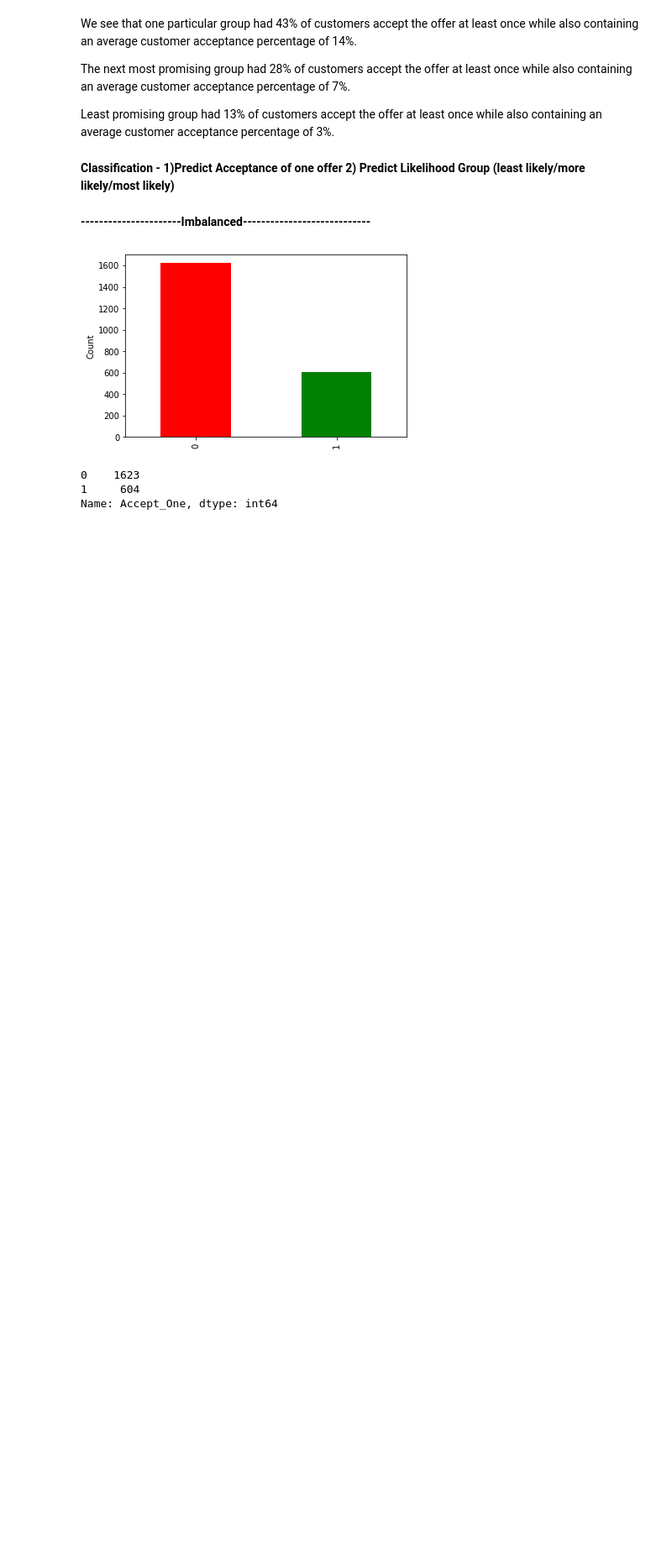
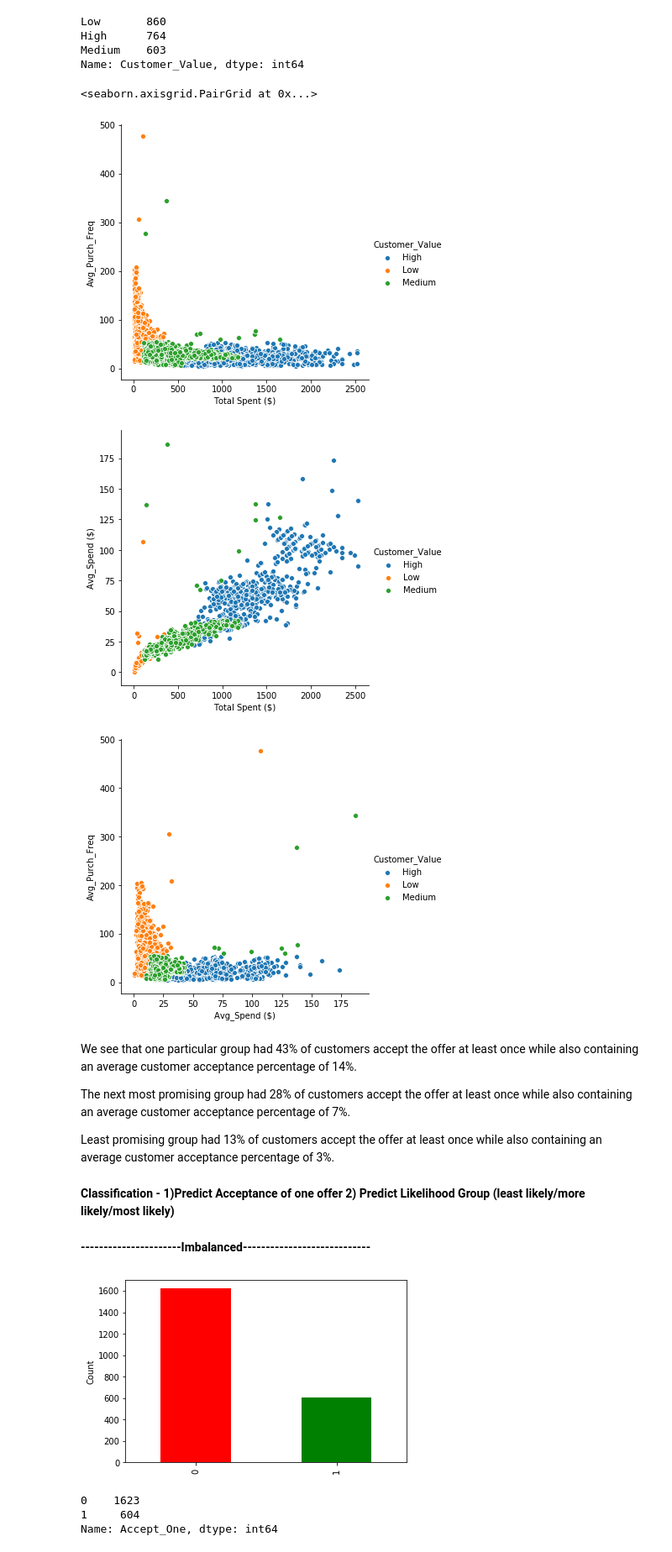
Before and after one commit to RachidRezzik/Market_Camp, a Jupyter notebook: Machine_Learning.ipynb, the cells around one changed output. Shown at 84% size. Cells and saved outputs as stored; diff of their text form; code cells hidden in the pictures; blank space fills up the shorter version.

Commit message:
included total spent per customer, updated customer segmentation

```diff
--- a/Machine_Learning.ipynb
+++ b/Machine_Learning.ipynb
@@ -112,0 +140,26 @@ Numerical Data - Grouped by Cluster (Means)
+# %%
+### Reassigning Cluster Values Before Giving Overall Score to Customers ###
+for idx, row in customer_clusters.iterrows():
+    if row['FrequencyCluster'] == freq.loc[0, 'FrequencyCluster']:
+        customer_clusters.loc[idx, 'FrequencyCluster'] = 0
+    elif row['FrequencyCluster'] == freq.loc[1, 'FrequencyCluster']:
+        customer_clusters.loc[idx, 'FrequencyCluster'] = 1
+    elif row['FrequencyCluster'] == freq.loc[2, 'FrequencyCluster']:
+        customer_clusters.loc[idx, 'FrequencyCluster'] = 2
+    if row['SpendCluster'] == spend.loc[0, 'SpendCluster']:
+        customer_clusters.loc[idx, 'SpendCluster'] = 0
+    elif row['SpendCluster'] == spend.loc[1, 'SpendCluster']:
+        customer_clusters.loc[idx, 'SpendCluster'] = 1
+    elif row['SpendCluster'] == spend.loc[2, 'SpendCluster']:
+        customer_clusters.loc[idx, 'SpendCluster'] = 2
+    if row['RevenueCluster'] == revenue.loc[0, 'RevenueCluster']:
+        customer_clusters.loc[idx, 'RevenueCluster'] = 0
+    elif row['RevenueCluster'] == revenue.loc[1, 'RevenueCluster']:
+        customer_clusters.loc[idx, 'RevenueCluster'] = 1
+    elif row['RevenueCluster'] == revenue.loc[2, 'RevenueCluster']:
+        customer_clusters.loc[idx, 'RevenueCluster'] = 2
+
+### Calculating Each Customer's Overall Score ###
+customer_clusters['Overall_Score'] = customer_clusters['FrequencyCluster'] + customer_clusters['SpendCluster'] + customer_clusters['RevenueCluster']
+customer_clusters = customer_clusters.drop(['FrequencyCluster', 'SpendCluster', 'RevenueCluster'], axis=1)
+print(customer_clusters.groupby('Overall_Score').mean())
@@ -113,3 +186,30 @@ Numerical Data - Grouped by Cluster (Means)
+# %%
+### Assigning Customer Value Groups ###
+customer_clusters['Customer_Value'] = ''
+for idx, row in customer_clusters.iterrows():
+    if row['Overall_Score'] == 0 or row['Overall_Score'] == 1:
+        customer_clusters.loc[idx, 'Customer_Value'] = 'High'
+    if row['Overall_Score'] == 2 or row['Overall_Score'] == 3:
+        customer_clusters.loc[idx, 'Customer_Value'] = 'Medium'
+    if row['Overall_Score'] == 4 or row['Overall_Score'] == 5 or row['Overall_Score'] == 6:
+        customer_clusters.loc[idx, 'Customer_Value'] = 'Low'
+customer_clusters.drop('Overall_Score', axis=1)
+print(customer_clusters['Customer_Value'].value_counts())
+# %% [output]
+Low       860
+High      764
+Medium    603
+Name: Customer_Value, dtype: int64
+# %%
+### Frequency vs Revenue ###
+sns.pairplot(x_vars=["Total Spent ($)"], y_vars=["Avg_Purch_Freq"], data=customer_clusters, hue="Customer_Value", size=5)
+sns.pairplot(x_vars=["Total Spent ($)"], y_vars=["Avg_Spend ($)"], data=customer_clusters, hue="Customer_Value", size=5)
+sns.pairplot(x_vars=["Avg_Spend ($)"], y_vars=["Avg_Purch_Freq"], data=customer_clusters, hue="Customer_Value", size=5)
+# %% [output]
+<seaborn.axisgrid.PairGrid at 0x...>
+[figure, added]
+[figure, added]
+[figure, added]
 # %% [markdown]
 We see that one particular group had 43% of customers accept the offer at least once while also containing an average customer acceptance percentage of 14%.
 
```
Also changed, not shown: parts of 20 cells of this notebook, 1 other file.
